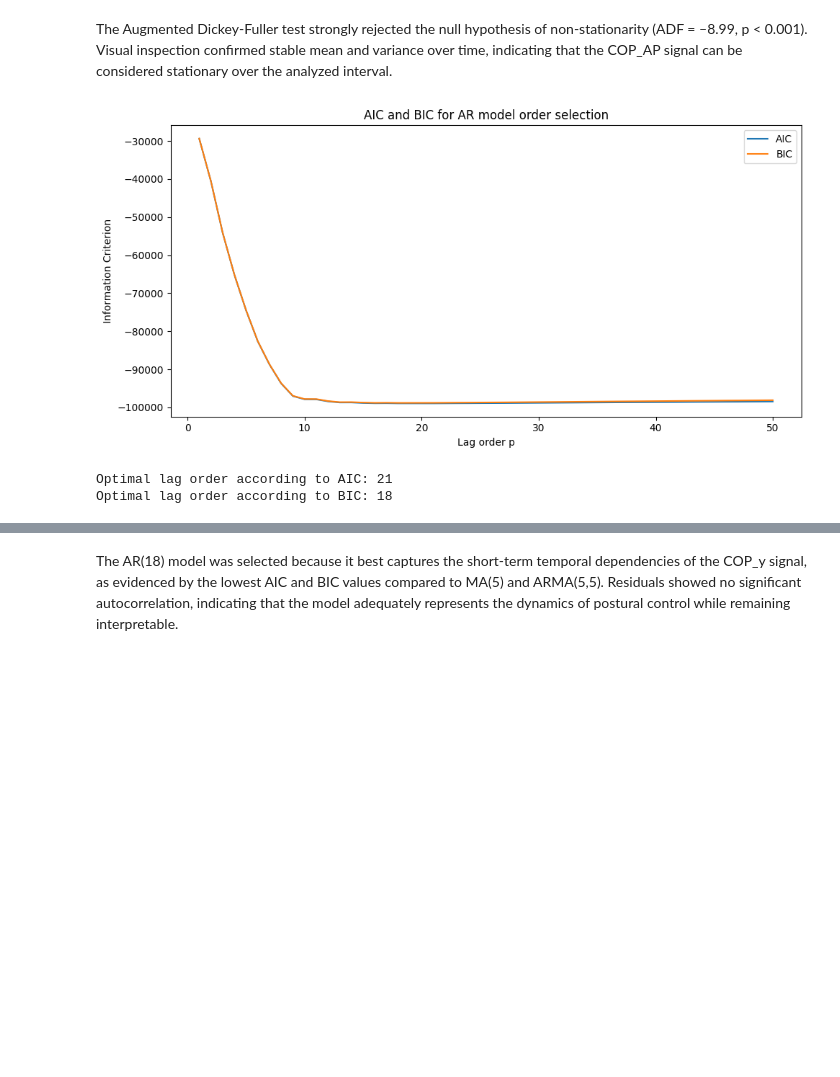
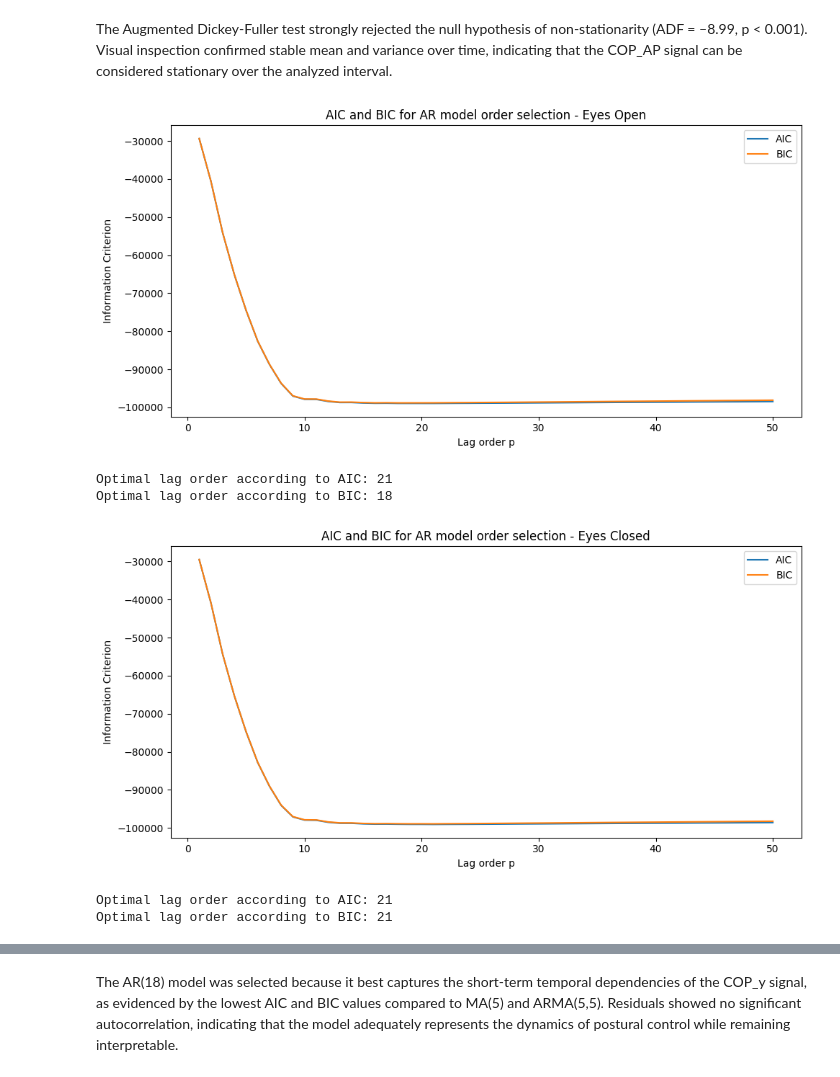
Before and after one commit to TheoLec-student/Time-Series-Analysis-of-Physiological-and-Human-Movement-Data, a Jupyter notebook: main.ipynb, the cells around one changed output, grey strips where cells are left out. Drawn from its saved outputs; the diff is of its cells as text; code cells hidden in the pictures; blank space fills up the shorter version.

```diff
--- a/main.ipynb
+++ b/main.ipynb
@@ -36,11 +39,15 @@ from statsmodels.tsa.arima.model import ARIMA
 
 #Read data
 record1 = wfdb.rdrecord('data/BDS00001')
+record2 = wfdb.rdrecord('data/BDS00004')
 
 #Plot data
 wfdb.plot_wfdb(record=record1, title='BDS00001 Record', time_units='seconds', figsize=(12, 8))
 plt.show()
 
+wfdb.plot_wfdb(record=record2, title='BDS00004 Record', time_units='seconds', figsize=(12, 8))
+plt.show()
+
 print(record1.sig_name)
 # %% [output]
 [figure]
@@ -124,30 +197,53 @@ The Augmented Dickey-Fuller test strongly rejected the null hypothesis of non-st
 # %%
 #Fit an Ar(p) model
 #Determine optimal order p using AIC/BIC
 
-aic_values = []
-bic_values = []
+aic_values_open = []
+bic_values_open = []
 max_lag = 50
 for lag in range(1, max_lag + 1):
-    model = AutoReg(cop_y, lags=lag, old_names=False).fit()
-    aic_values.append(model.aic)
-    bic_values.append(model.bic)
+    model = AutoReg(cop_y_open, lags=lag, old_names=False).fit()
+    aic_values_open.append(model.aic)
+    bic_values_open.append(model.bic)
 plt.figure(figsize=(10,5))
-plt.plot(range(1, max_lag + 1), aic_values, label='AIC')
-plt.plot(range(1, max_lag + 1), bic_values, label='BIC')
+plt.plot(range(1, max_lag + 1), aic_values_open, label='AIC')
+plt.plot(range(1, max_lag + 1), bic_values_open, label='BIC')
 plt.xlabel('Lag order p')
 plt.ylabel('Information Criterion')
-plt.title('AIC and BIC for AR model order selection')
+plt.title('AIC and BIC for AR model order selection - Eyes Open')
 plt.legend()
 plt.tight_layout()
 plt.show()
 
-print(f"Optimal lag order according to AIC: {np.argmin(aic_values) + 1}")
-print(f"Optimal lag order according to BIC: {np.argmin(bic_values) + 1}")
+print(f"Optimal lag order according to AIC: {np.argmin(aic_values_open) + 1}")
+print(f"Optimal lag order according to BIC: {np.argmin(bic_values_open) + 1}")
+
+#Eyes Closed
+aic_values_close = []
+bic_values_close = []
+for lag in range(1, max_lag + 1):
+    model = AutoReg(cop_y_close, lags=lag, old_names=False).fit()
+    aic_values_close.append(model.aic)
+    bic_values_close.append(model.bic)
+plt.figure(figsize=(10,5))
+plt.plot(range(1, max_lag + 1), aic_values_close, label='AIC')
+plt.plot(range(1, max_lag + 1), bic_values_close, label='BIC')
+plt.xlabel('Lag order p')
+plt.ylabel('Information Criterion')
+plt.title('AIC and BIC for AR model order selection - Eyes Closed')
+plt.legend()
+plt.tight_layout()
+plt.show()
+
+print(f"Optimal lag order according to AIC: {np.argmin(aic_values_close) + 1}")
+print(f"Optimal lag order according to BIC: {np.argmin(bic_values_close) + 1}")
 # %% [output]
-[figure, old version]
+[figure, new version]
 Optimal lag order according to AIC: 21
 Optimal lag order according to BIC: 18
+[figure, added]
+Optimal lag order according to AIC: 21
+Optimal lag order according to BIC: 21
 # %%
 #Report model parameters and goodness of fit
 
```
Also changed, not shown: parts of 17 cells of this notebook, 2 other files.
